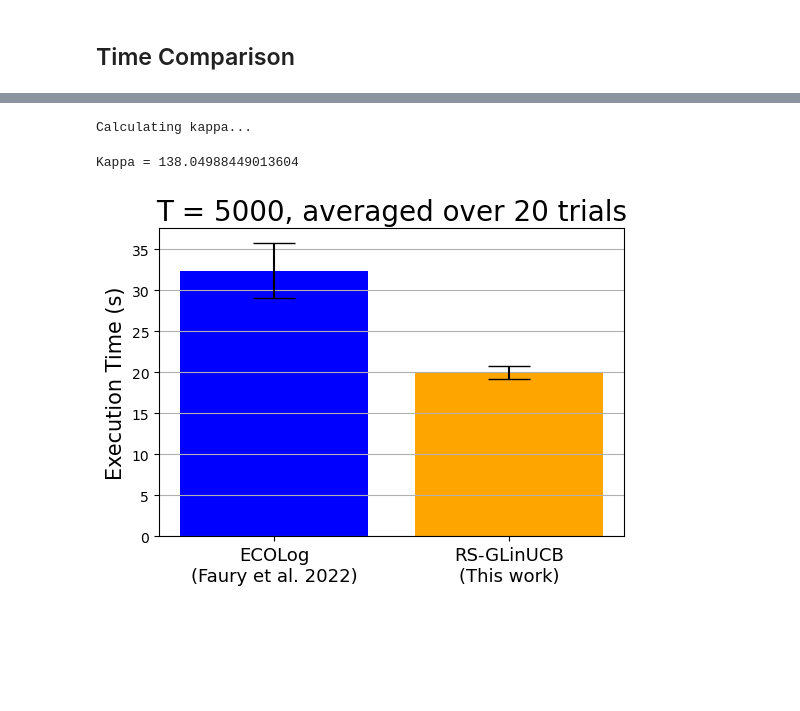
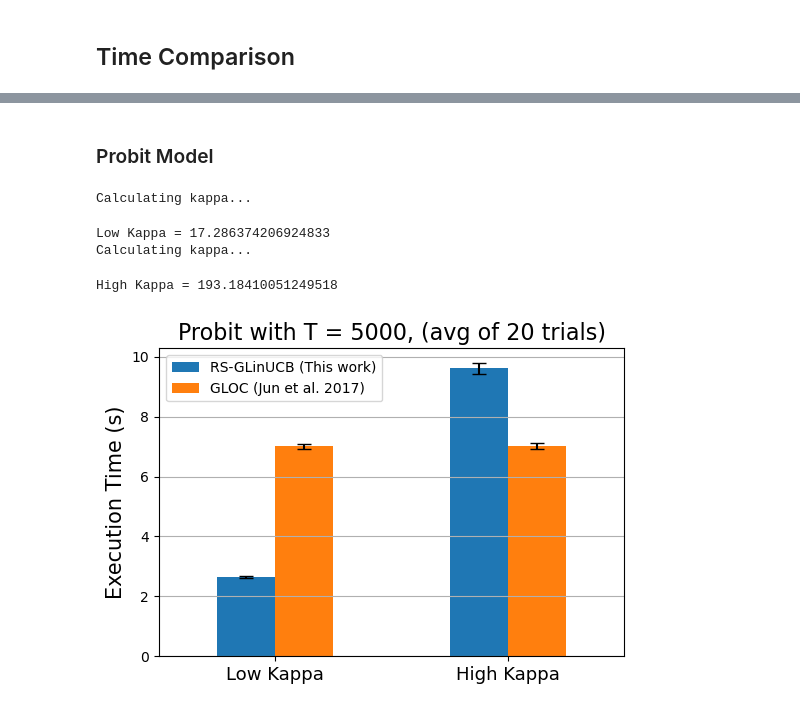
Before and after one commit to nirjhar-das/GLBandit_Limited_Adaptivity, a Jupyter notebook: simulations.ipynb, the cells around one changed output, grey strips where cells are left out. Saved outputs shown, nothing was run; the diff lists cells and outputs as text; code cells hidden in the pictures; blank space fills up the shorter version.

```diff
--- a/simulations.ipynb
+++ b/simulations.ipynb
@@ -145,7 +158,7 @@ algo_names_list = ['RS-GLinUCB', 'GLM-UCB', 'GLOC']
 num_trials = 10
 
 regret_dict = simulate(num_trials, env, algo_names_list, 0.01)
-with open('./Results/experiment1_probit.pickle', 'wb') as f:
+with open('./Results/experiment_probit.pickle', 'wb') as f:
     pickle.dump(regret_dict, f)
-plot_regret(regret_dict, env.T)
+plot_regret(regret_dict, env.T, './Results/Probit_Regret.png')
 # %% [output]
@@ -202,0 +226,13 @@ Kappa = 9.276376863373896
+# %%
+algo_names = ['RS-GLinUCB', 'EcoLog']
+config = {}
+config['seed'] = 109832
+config['model'] = 'Logistic'
+config['theta_dim'] = 5
+config['num_arms'] = 20
+config['theta_norm'] = 5.0
+config['horizon_length'] = 20000
+config['full_norm'] = True
+
+env_high = GLMBandit(config=config)
+print('Kappa =', env_high.kappa)
@@ -220,3 +274,0 @@ plt.show()
-# %%
-with open('Time_Low_kappa.pickle', 'wb') as f:
-    pickle.dump(algo_dict, f)
@@ -225,33 +278,65 @@ with open('Time_Low_kappa.pickle', 'wb') as f:
+# %% [markdown]
+### Probit Model
 # %%
-algo_names = ['EcoLog', 'RS-GLinUCB']
+algo_names = ['RS-GLinUCB', 'GLOC']
 config = {}
 config['seed'] = 109832
-config['model'] = 'Logistic'
+config['model'] = 'Probit'
 config['theta_dim'] = 5
 config['num_arms'] = 20
-config['theta_norm'] = 5.0
+config['theta_norm'] = 2.0
 config['horizon_length'] = 5000
 config['full_norm'] = True
 
-env = GLMBandit(config=config)
-print('Kappa =', env.kappa)
+env_low = GLMBandit(config=config)
+print('Low Kappa =', env_low.kappa)
+
+config = {}
+config['seed'] = 109832
+config['model'] = 'Probit'
+config['theta_dim'] = 5
+config['num_arms'] = 20
+config['theta_norm'] = 3.0
+config['horizon_length'] = 5000
+config['full_norm'] = True
+
+env_high = GLMBandit(config=config)
+print('High Kappa =', env_high.kappa)
 # %% [output]
 Calculating kappa...
-Kappa = 138.04988449013604
+Low Kappa = 17.286374206924833
+Calculating kappa...
+High Kappa = 193.18410051249518
 # %%
+env_list = [env_low, env_high]
 num_trials = 20
-algo_dict = {}
-for k in algo_names:
-    name, avg_time, std_time = single_algo_multiple_runs(env, k, num_trials)
-    algo_dict[name] = (avg_time, std_time)
+T = env_list[0].T
+algo_dict_mean = {}
+algo_dict_std = {}
 
-labels = {'ECOLog (Faury et al. 2022)' : 'ECOLog\n(Faury et al. 2022)', 'RS-GLinUCB (This work)' : 'RS-GLinUCB\n(This work)'}
+for env in env_list:
+    for k in algo_names:
+        name, avg_time, std_time = single_algo_multiple_runs(env, k, num_trials)
+        if name not in algo_dict_mean.keys():
+            algo_dict_mean[name], algo_dict_std[name] = [avg_time], [std_time]
+        else:
+            algo_dict_mean[name].append(avg_time)
+            algo_dict_std[name].append(std_time)
+        time.sleep(10)
+
+df_mean_probit = pd.DataFrame(algo_dict_mean, index=['Low Kappa', 'High Kappa'])
+df_std_probit = pd.DataFrame(algo_dict_std, index=['Low Kappa', 'High Kappa'])
+
+# labels = {'ECOLog (Faury et al. 2022)' : 'ECOLog\n(Faury et al. 2022)', 'RS-GLinUCB (This work)' : 'RS-GLinUCB\n(This work)'}
 _, ax = plt.subplots(1, 1, figsize=(6, 4))
-ax.bar([labels[a] for a in list(algo_dict.keys())], [algo_dict[k][0] for k in algo_dict.keys()], yerr=[algo_dict[k][1] for k in algo_dict.keys()], color = ['blue', 'orange'], ecolor='black', capsize=15)
+df_mean_probit.plot(kind='bar', ax=ax, yerr=df_std_probit, rot=0, capsize=5)
+# ax.bar([labels[a] for a in list(algo_dict.keys())], [algo_dict[k][0] for k in algo_dict.keys()], yerr=[algo_dict[k][1] for k in algo_dict.keys()], color = ['blue', 'orange'], ecolor='black', capsize=15)
 ax.set_ylabel('Execution Time (s)', fontsize=15)
 ax.tick_params(axis='x', labelsize=13)
 ax.grid(axis='y')
-ax.set_title(f'T = {env.T}, averaged over {num_trials} trials', fontsize=20)
+# ax.set_ylim(top=45)
+ax.set_title(f'Probit with T = {T}, (avg of {num_trials} trials)', fontsize=16)
+plt.savefig('./Results/Time_Probit.png', dpi=600)
 plt.show()
 # %% [output]
-[figure, old version]
+[figure, new version]
```
Also changed, not shown: parts of 15 cells of this notebook, 19 other files.
